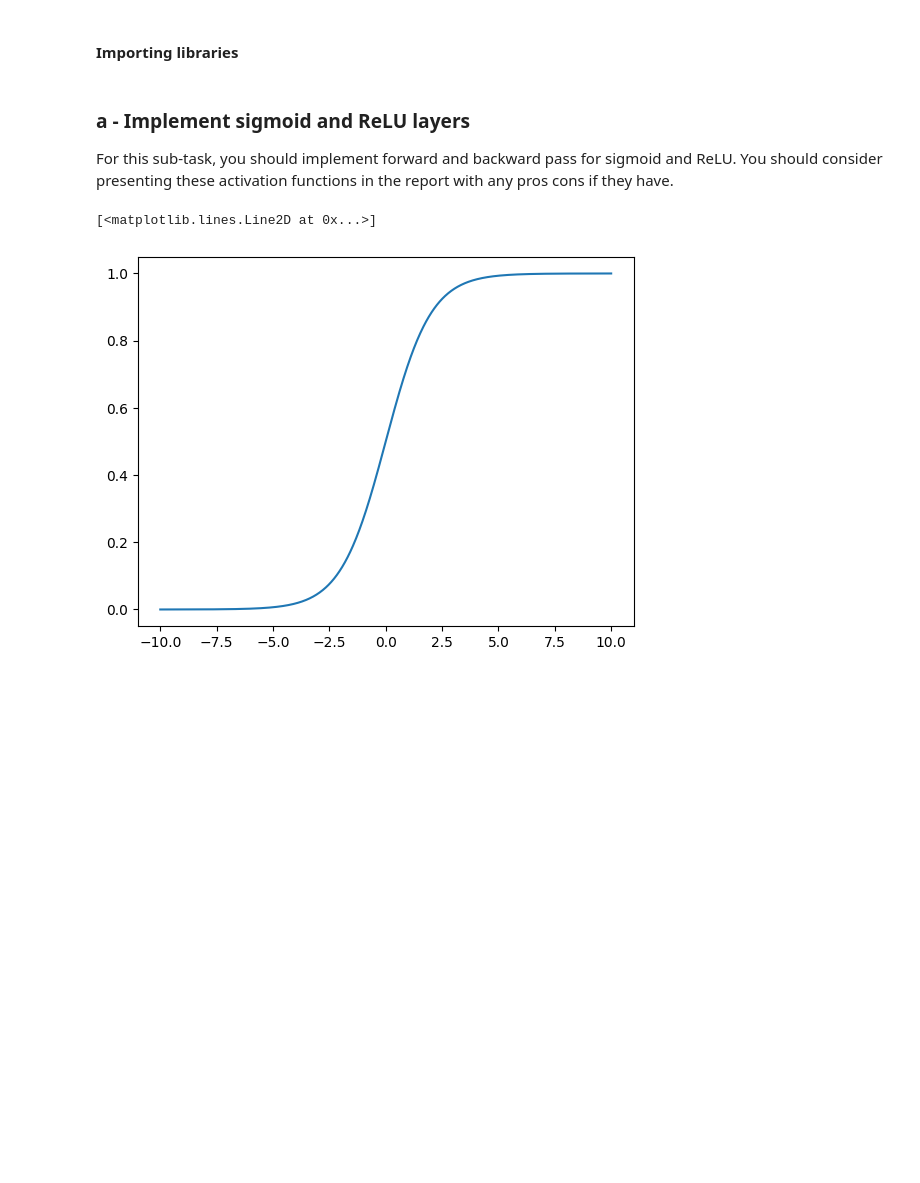
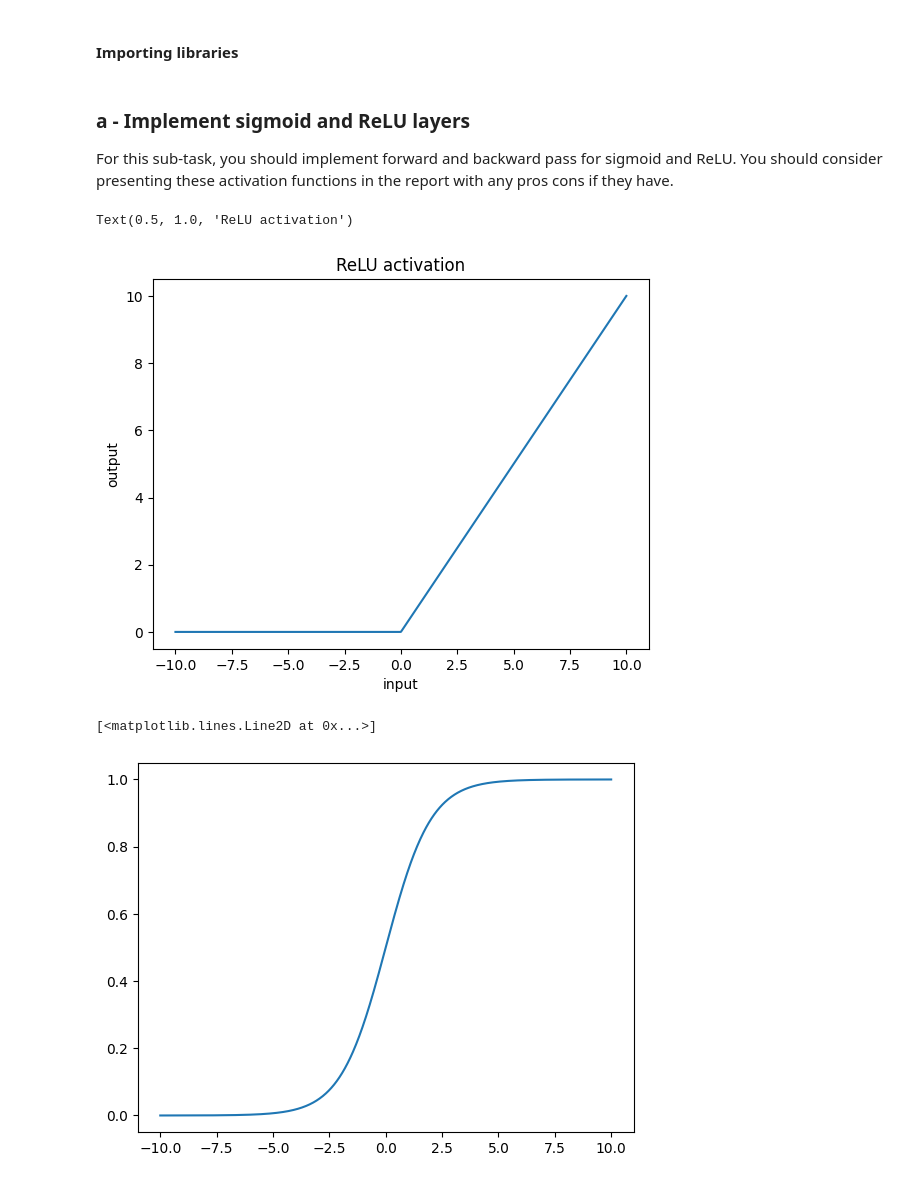
Before and after one commit to alessandroAbati/Programming_And_Mathematics_For_AI, a Jupyter notebook: main.ipynb, the cells around one changed output. Drawn from its saved outputs; the diff is of its cells as text; code cells hidden in the pictures; blank space fills up the shorter version.

```diff
--- a/main.ipynb
+++ b/main.ipynb
@@ -37,6 +37,15 @@ def softmax(x):
     '''
     normalization = np.sum(np.exp(x))
     return [np.exp(el)/normalization for el in x]
+# %%
+x = np.linspace(-10,10,1000)
+plt.plot(x, reLu(x))
+plt.xlabel("input")
+plt.ylabel("output")
+plt.title("ReLU activation function")
+# %% [output]
+Text(0.5, 1.0, 'ReLU activation')
+[figure, added]
 # %%
 x = np.linspace(-10,10,1000)
 plt.plot(x, sigmoid(x))
```
Also changed, not shown: 1 other file.
